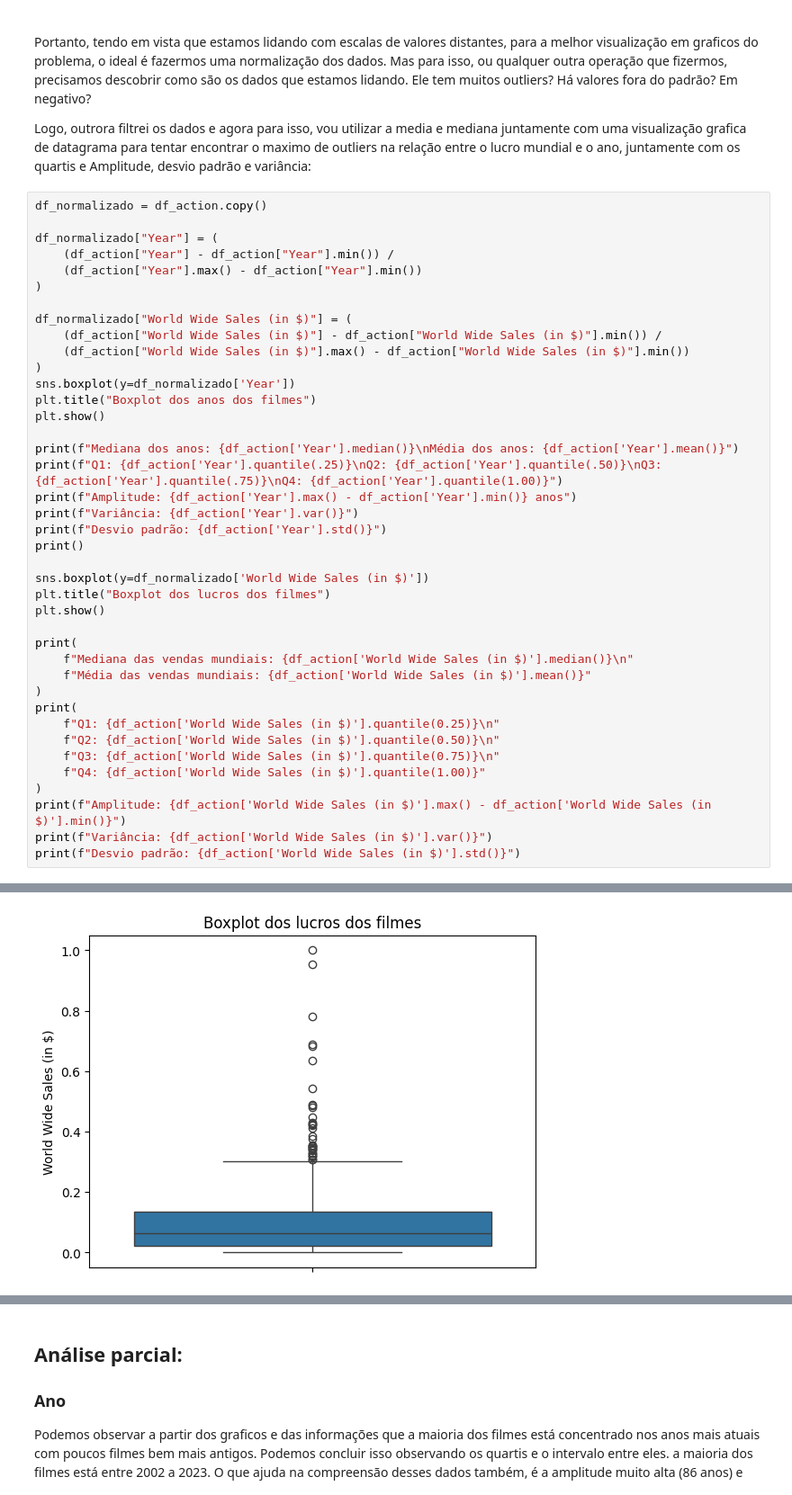
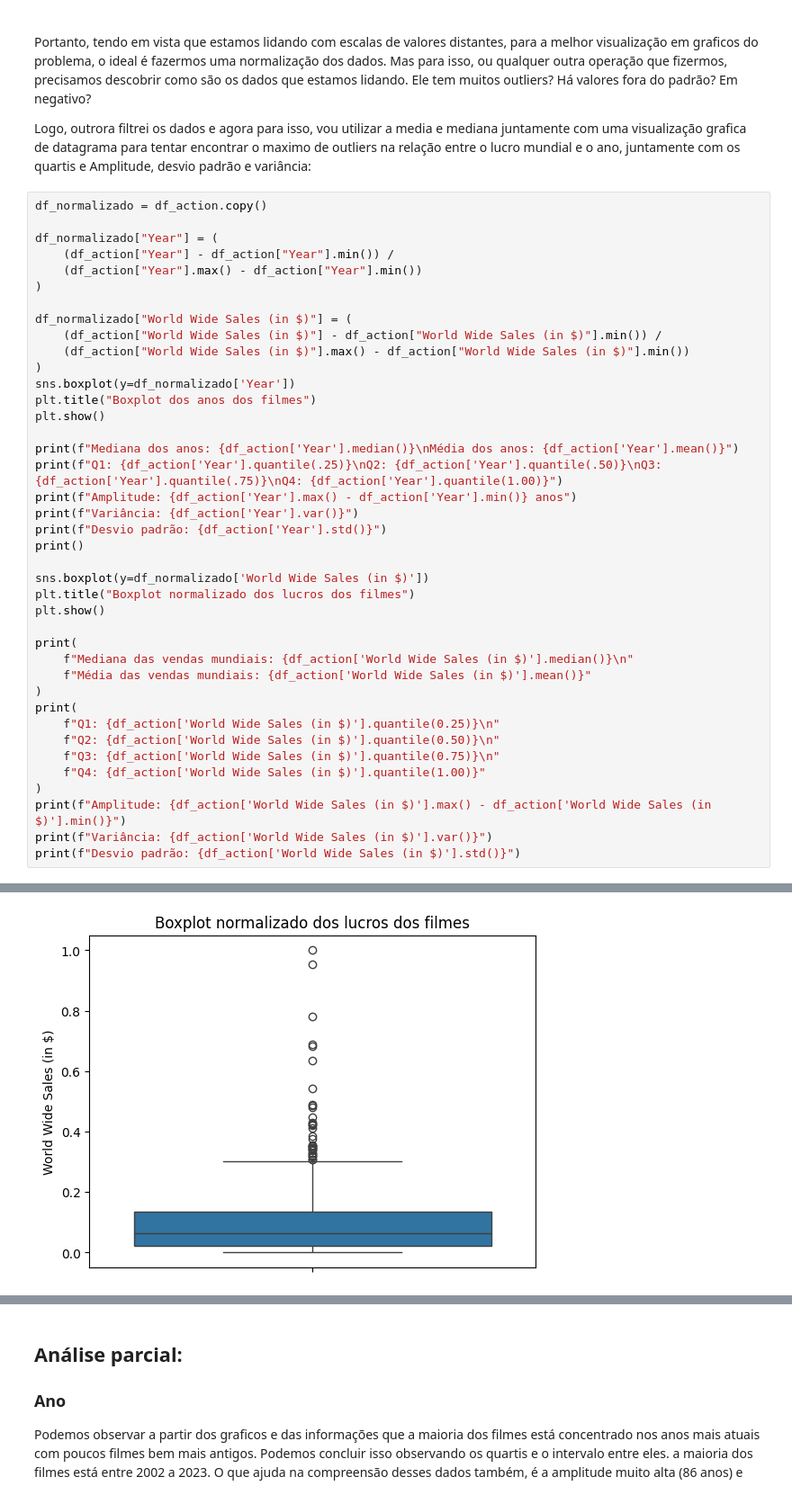
Before and after one commit to gabrielaniceto1/TrabalhoEstatistica, a Jupyter notebook: pergunta1.ipynb, the cells around one changed output, grey strips where cells are left out. Shown at 90% size. Cells and saved outputs as stored; diff of their text form.

```diff
--- a/pergunta1.ipynb
+++ b/pergunta1.ipynb
@@ -123,35 +123,35 @@ print(f"Variância: {df_action['Year'].var()}")
 print(f"Desvio padrão: {df_action['Year'].std()}")
 print()
 
 sns.boxplot(y=df_normalizado['World Wide Sales (in $)'])
-plt.title("Boxplot dos lucros dos filmes")
+plt.title("Boxplot normalizado dos lucros dos filmes")
 plt.show()
 
 print(
     f"Mediana das vendas mundiais: {df_action['World Wide Sales (in $)'].median()}\n"
     f"Média das vendas mundiais: {df_action['World Wide Sales (in $)'].mean()}"
 )
 print(
     f"Q1: {df_action['World Wide Sales (in $)'].quantile(0.25)}\n"
     f"Q2: {df_action['World Wide Sales (in $)'].quantile(0.50)}\n"
     f"Q3: {df_action['World Wide Sales (in $)'].quantile(0.75)}\n"
     f"Q4: {df_action['World Wide Sales (in $)'].quantile(1.00)}"
 )
 print(f"Amplitude: {df_action['World Wide Sales (in $)'].max() - df_action['World Wide Sales (in $)'].min()}")
 print(f"Variância: {df_action['World Wide Sales (in $)'].var()}")
 print(f"Desvio padrão: {df_action['World Wide Sales (in $)'].std()}")
 # %% [output]
 [figure]
 Mediana dos anos: 2011.0
 Média dos anos: 2008.6948818897638
 Q1: 2003.0
 Q2: 2011.0
 Q3: 2016.0
 Q4: 2023.0
 Amplitude: 81 anos
 Variância: 107.48660097221577
 Desvio padrão: 10.367574498030663
-[figure, old version]
+[figure, new version]
 Mediana das vendas mundiais: 351015776.0
 Média das vendas mundiais: 465332656.242126
 Q1: 240563205.75
```
Also changed, not shown: parts of 3 cells of this notebook.
